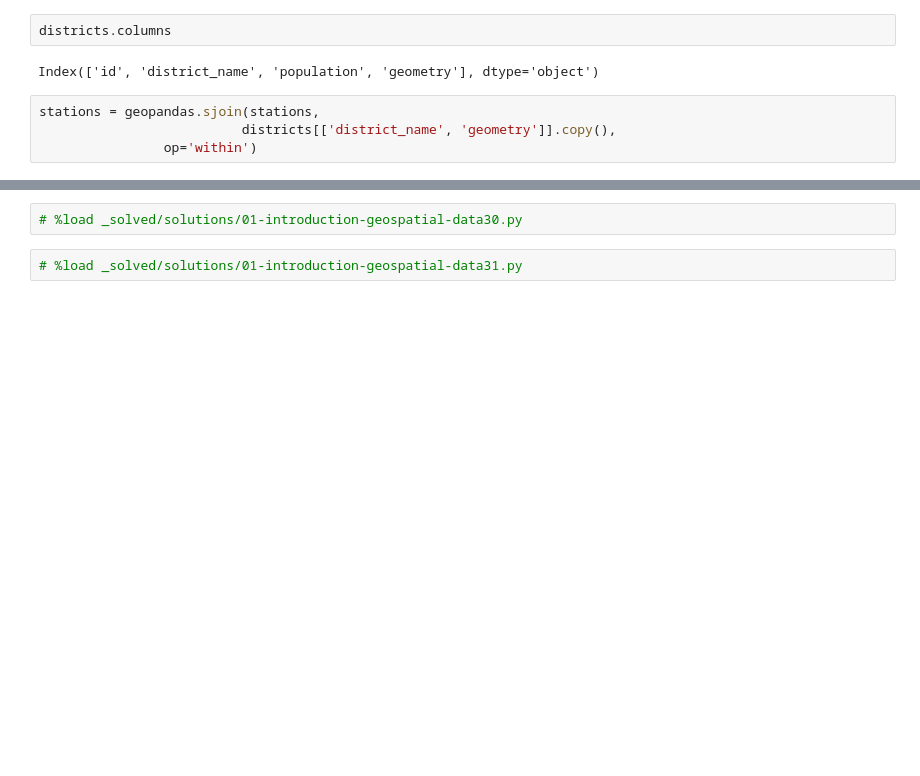
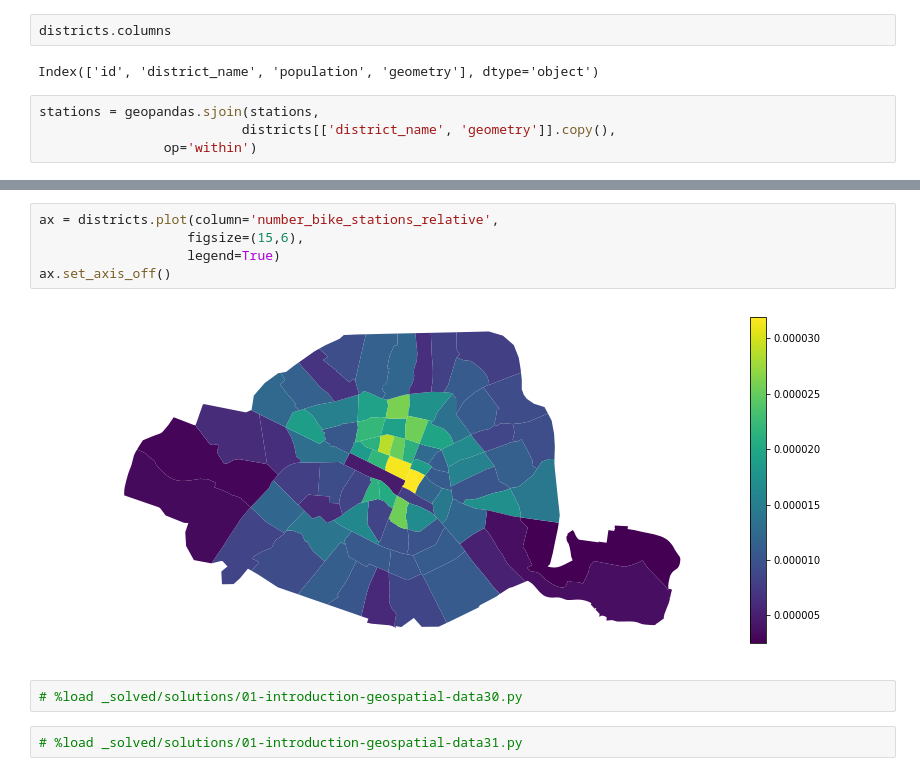
Before and after one commit to doolingdavid/geopandas-tutorial, a Jupyter notebook: 01-introduction-geospatial-data.ipynb, the cells around one changed output, grey strips where cells are left out. Saved outputs shown, nothing was run; the diff lists cells and outputs as text; blank space fills up the shorter version.

```diff
--- a/01-introduction-geospatial-data.ipynb
+++ b/01-introduction-geospatial-data.ipynb
@@ -570,3 +622,10 @@ stations.head()
+# %%
+ax = districts.plot(column='number_bike_stations_relative',
+                   figsize=(15,6),
+                   legend=True)
+ax.set_axis_off()
+# %% [output]
+[figure, added]
 # %%
 # %load _solved/solutions/01-introduction-geospatial-data30.py
 # %%
```
Also changed, not shown: parts of 7 cells of this notebook.
